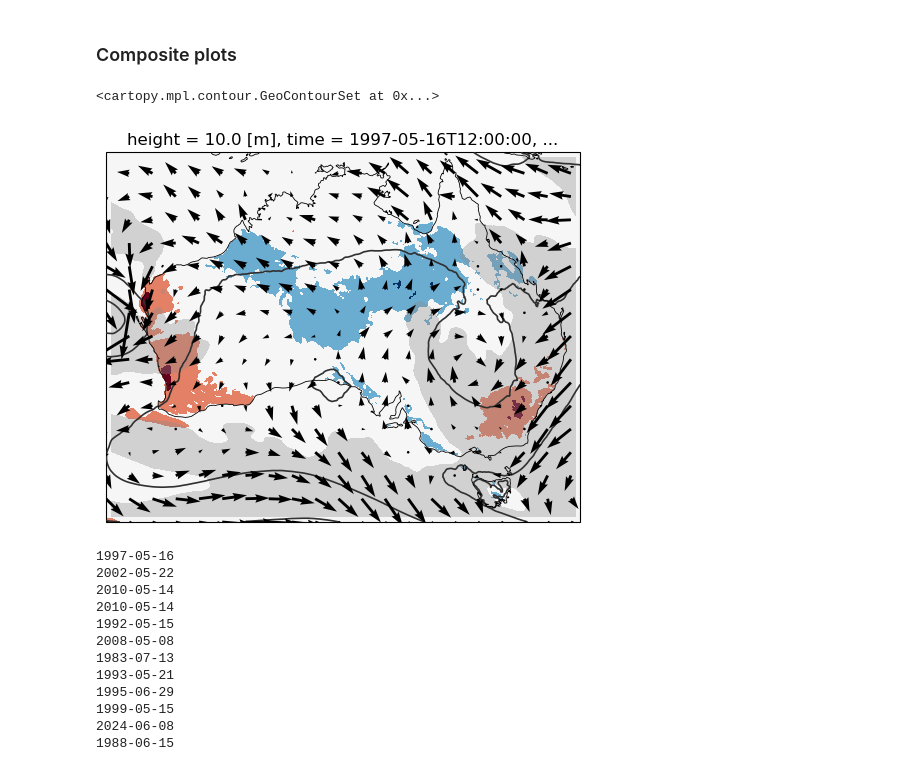
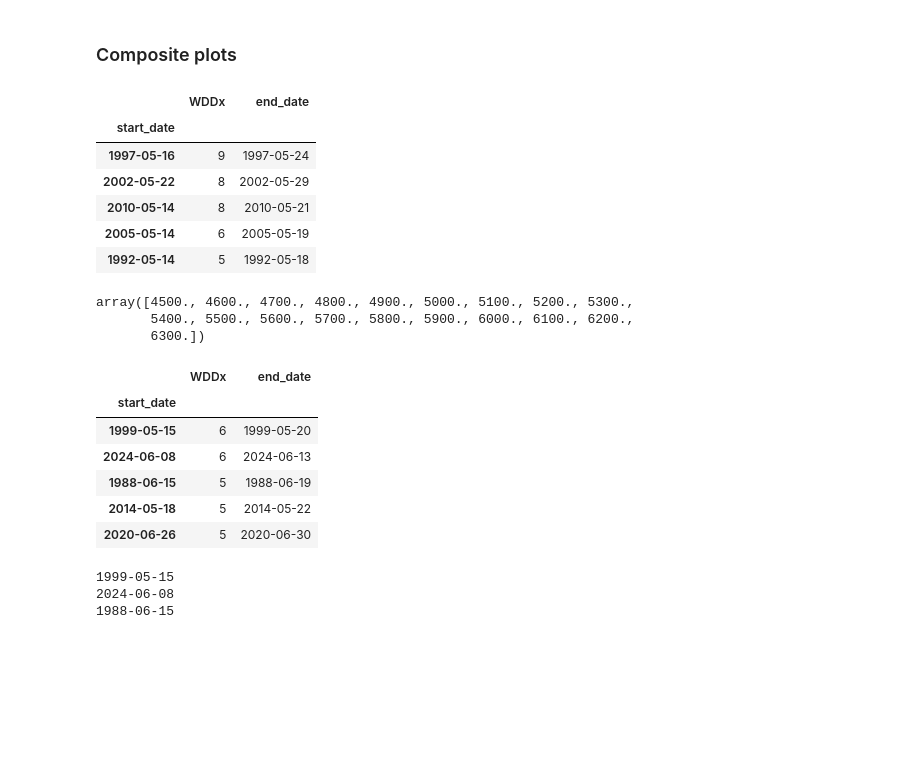
Before and after one commit to dougrichardson/wind_drought, a Jupyter notebook: 13_dynamics.ipynb, the cells around one changed output. Drawn from its saved outputs; the diff is of its cells as text; code cells hidden in the pictures; blank space fills up the shorter version.

```diff
--- a/13_dynamics.ipynb
+++ b/13_dynamics.ipynb
@@ -724,9 +719,3 @@ da = xr.open_dataset(write_path + "wind_drought_" + str(event_id) + "_" + event
-# %%
-fig, ax = plt.subplots(1, 1, subplot_kw={"projection": ccrs.PlateCarree()})
-plot_sfc_barra(ax, da.isel(time=0))
-# %% [output]
-<cartopy.mpl.contour.GeoContourSet at 0x...>
-[figure, removed]
 # %%
 def write_pl_plot_data(event_df, region, event_id, days_before=0, days_after=2):
     """Return array of event data to plot"""
@@ -760 +749,11 @@ def write_pl_plot_data(event_df, region, event_id, days_before=0, days_after=2):
+# %%
+droughts_dfs['nem-2030'].sort_values("WDDx", ascending=False).head()
+# %% [output]
+|  | WDDx | end_date |
+| start_date |  |  |
+| 1997-05-16 | 9 | 1997-05-24 |
+| 2002-05-22 | 8 | 2002-05-29 |
+| 2010-05-14 | 8 | 2010-05-21 |
+| 2005-05-14 | 6 | 2005-05-19 |
+| 1992-05-14 | 5 | 1992-05-18 |
 # %%
@@ -765,2 +808,8 @@ for region in list(droughts_subset.keys()):
+# %%
+add_midpoints(np.arange(4500, 6500, 200))
+# %% [output]
+array([4500., 4600., 4700., 4800., 4900., 5000., 5100., 5200., 5300.,
+       5400., 5500., 5600., 5700., 5800., 5900., 6000., 6100., 6200.,
+       6300.])
 # %%
 def plot_sfc_barra(
@@ -989,26 +1116,39 @@ _path = "/g/data/ng72/dr6273/work/projects/wind_drought/plotting/wind_drought_co
+# %%
+droughts_subset_sorted
+# %% [output]
+|  | WDDx | end_date |
+| start_date |  |  |
+| 1999-05-15 | 6 | 1999-05-20 |
+| 2024-06-08 | 6 | 2024-06-13 |
+| 1988-06-15 | 5 | 1988-06-19 |
+| 2014-05-18 | 5 | 2014-05-22 |
+| 2020-06-26 | 5 | 2020-06-30 |
 # %%
-for region in list(droughts_subset.keys())[:]:
+# Top droughts - each event
+for region in list(droughts_subset.keys())[3:]:
+
+    droughts_subset_sorted = (
+        droughts_subset[region]["top"]
+        .rename_axis("start_date")
+        .reset_index()
+        .sort_values(
+            ["WDDx", "start_date"],
+            ascending=[False, True],
+        )
+        .set_index("start_date")
+    )
 
     for event_id in range(3)[:]:
 
-        event_name = droughts_subset[region]['top'].iloc[event_id].name.strftime("%Y-%m-%d")
+        event_name = droughts_subset_sorted.iloc[event_id].name.strftime("%Y-%m-%d")
         print(event_name)
 
-        da_sfc = xr.open_dataset(_path + "/sfc_barra/wind_drought_" + region + "_" + str(event_id) + "_" + event_name + ".nc")
-        da_pl = xr.open_dataset(_path + "/pl_era/wind_drought_" + region + "_" + str(event_id) + "_" + event_name + ".nc")
+        da_sfc = xr.open_dataset(PLOT_DATA_PATH + "/sfc_barra/wddx_" + region + "_" + str(event_id) + "_" + event_name + ".nc")
+        da_pl = xr.open_dataset(PLOT_DATA_PATH + "/pl_era/wddx_" + region + "_" + str(event_id) + "_" + event_name + ".nc")
 
         event_name = event_name + "_" + str(event_id)
         plot_event_maps(event_name, da_sfc, da_pl)
 # %% [output]
-1997-05-16
-2002-05-22
-2010-05-14
-2010-05-14
-1992-05-15
-2008-05-08
-1983-07-13
-1993-05-21
-1995-06-29
 1999-05-15
 2024-06-08
 1988-06-15
```
Also changed, not shown: parts of 26 cells of this notebook, 13 other files.
